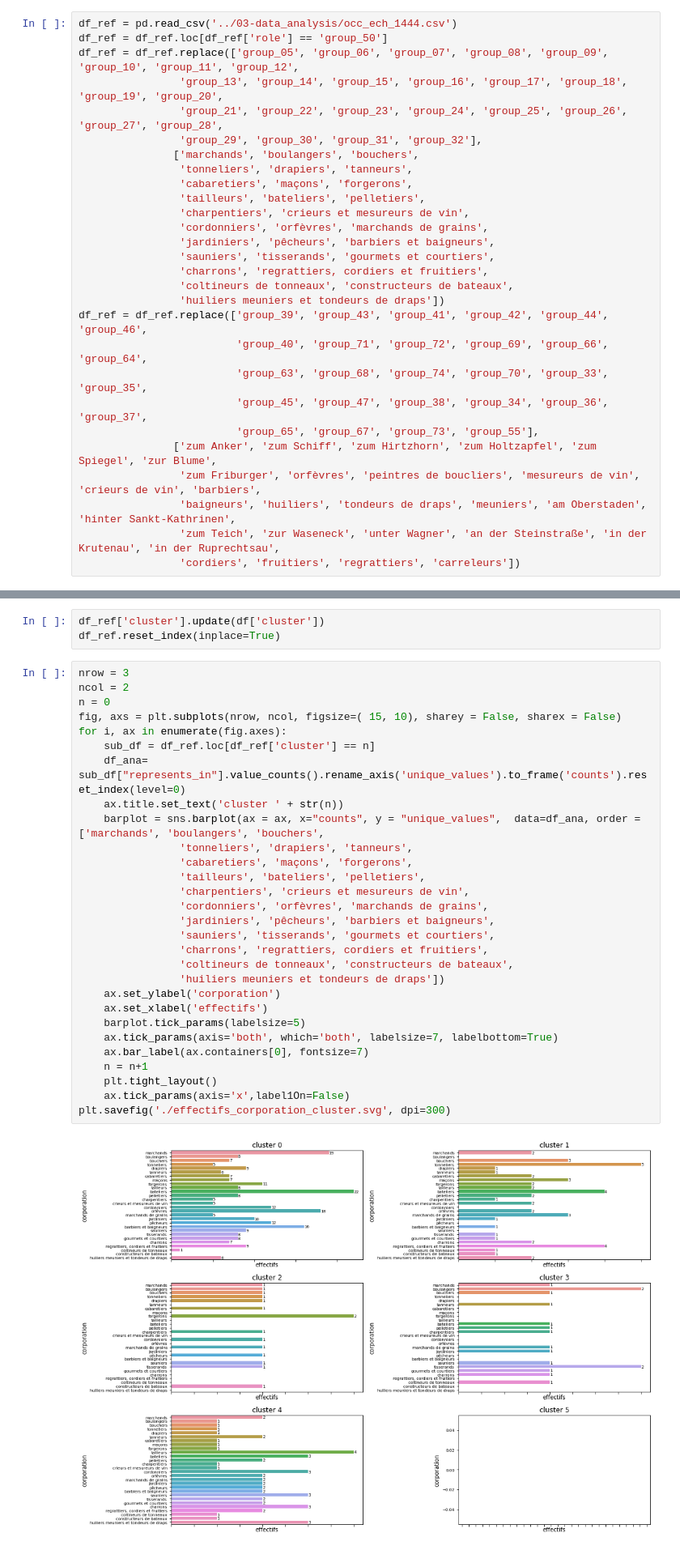
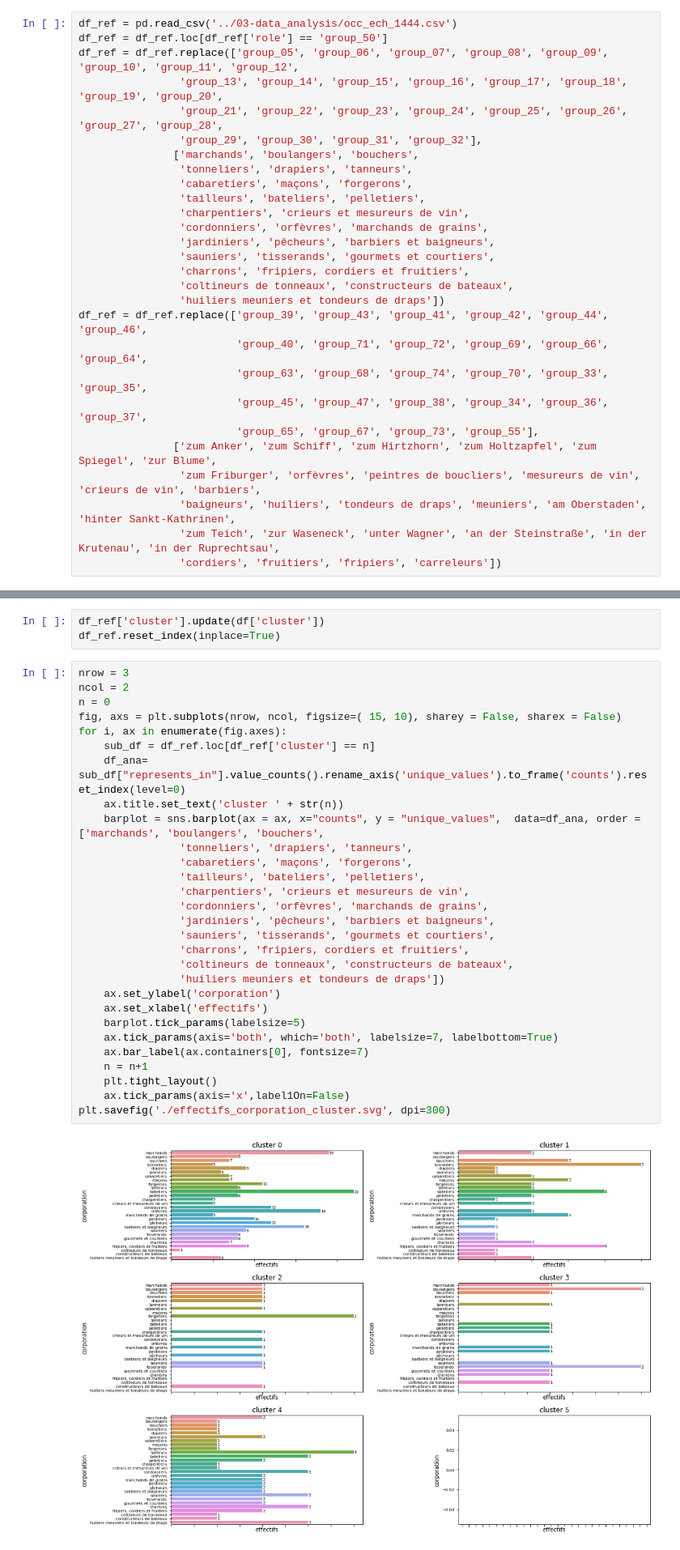
Before and after one commit to Ammeister/AP_ENC, a Jupyter notebook: analyse/04-social_network_analysis/SNA_analysis.ipynb, the cells around one changed output, grey strips where cells are left out. Shown: that part at 81% size. Drawn from its saved outputs; the diff is of its cells as text.

```diff
--- a/analyse/04-social_network_analysis/SNA_analysis.ipynb
+++ b/analyse/04-social_network_analysis/SNA_analysis.ipynb
@@ -39,7 +40,7 @@ df_ref = df_ref.replace(['group_05', 'group_06', 'group_07', 'group_08', 'group_
                 'cordonniers', 'orfèvres', 'marchands de grains',
                 'jardiniers', 'pêcheurs', 'barbiers et baigneurs',
                 'sauniers', 'tisserands', 'gourmets et courtiers',
-                'charrons', 'regrattiers, cordiers et fruitiers',
+                'charrons', 'fripiers, cordiers et fruitiers',
                 'coltineurs de tonneaux', 'constructeurs de bateaux',
                 'huiliers meuniers et tondeurs de draps'])
 df_ref = df_ref.replace(['group_39', 'group_43', 'group_41', 'group_42', 'group_44', 'group_46',
@@ -51,7 +52,7 @@ df_ref = df_ref.replace(['group_39', 'group_43', 'group_41', 'group_42', 'group_
                 'zum Friburger', 'orfèvres', 'peintres de boucliers', 'mesureurs de vin', 'crieurs de vin', 'barbiers',
                 'baigneurs', 'huiliers', 'tondeurs de draps', 'meuniers', 'am Oberstaden', 'hinter Sankt-Kathrinen',
                 'zum Teich', 'zur Waseneck', 'unter Wagner', 'an der Steinstraße', 'in der Krutenau', 'in der Ruprechtsau',
-                'cordiers', 'fruitiers', 'regrattiers', 'carreleurs'])
+                'cordiers', 'fruitiers', 'fripiers', 'carreleurs'])
 # %%
 df_ref['cluster'] = np.nan
 df = df.set_index('Id')
@@ -62,31 +63,31 @@ df_ref.reset_index(inplace=True)
 # %%
 nrow = 3
 ncol = 2
 n = 0
 fig, axs = plt.subplots(nrow, ncol, figsize=( 15, 10), sharey = False, sharex = False)
 for i, ax in enumerate(fig.axes):
     sub_df = df_ref.loc[df_ref['cluster'] == n]
     df_ana= sub_df["represents_in"].value_counts().rename_axis('unique_values').to_frame('counts').reset_index(level=0)
     ax.title.set_text('cluster ' + str(n))
     barplot = sns.barplot(ax = ax, x="counts", y = "unique_values",  data=df_ana, order = ['marchands', 'boulangers', 'bouchers',
                 'tonneliers', 'drapiers', 'tanneurs',
                 'cabaretiers', 'maçons', 'forgerons',
                 'tailleurs', 'bateliers', 'pelletiers',
                 'charpentiers', 'crieurs et mesureurs de vin',
                 'cordonniers', 'orfèvres', 'marchands de grains',
                 'jardiniers', 'pêcheurs', 'barbiers et baigneurs',
                 'sauniers', 'tisserands', 'gourmets et courtiers',
-                'charrons', 'regrattiers, cordiers et fruitiers',
+                'charrons', 'fripiers, cordiers et fruitiers',
                 'coltineurs de tonneaux', 'constructeurs de bateaux',
                 'huiliers meuniers et tondeurs de draps'])
     ax.set_ylabel('corporation')
     ax.set_xlabel('effectifs')
     barplot.tick_params(labelsize=5)
     ax.tick_params(axis='both', which='both', labelsize=7, labelbottom=True)
     ax.bar_label(ax.containers[0], fontsize=7)
     n = n+1
     plt.tight_layout()
     ax.tick_params(axis='x',label1On=False)
 plt.savefig('./effectifs_corporation_cluster.svg', dpi=300)
 # %% [output]
-[figure, old version]
+[figure, new version]
```
Also changed, not shown: parts of 2 cells of this notebook, 50 other files.
